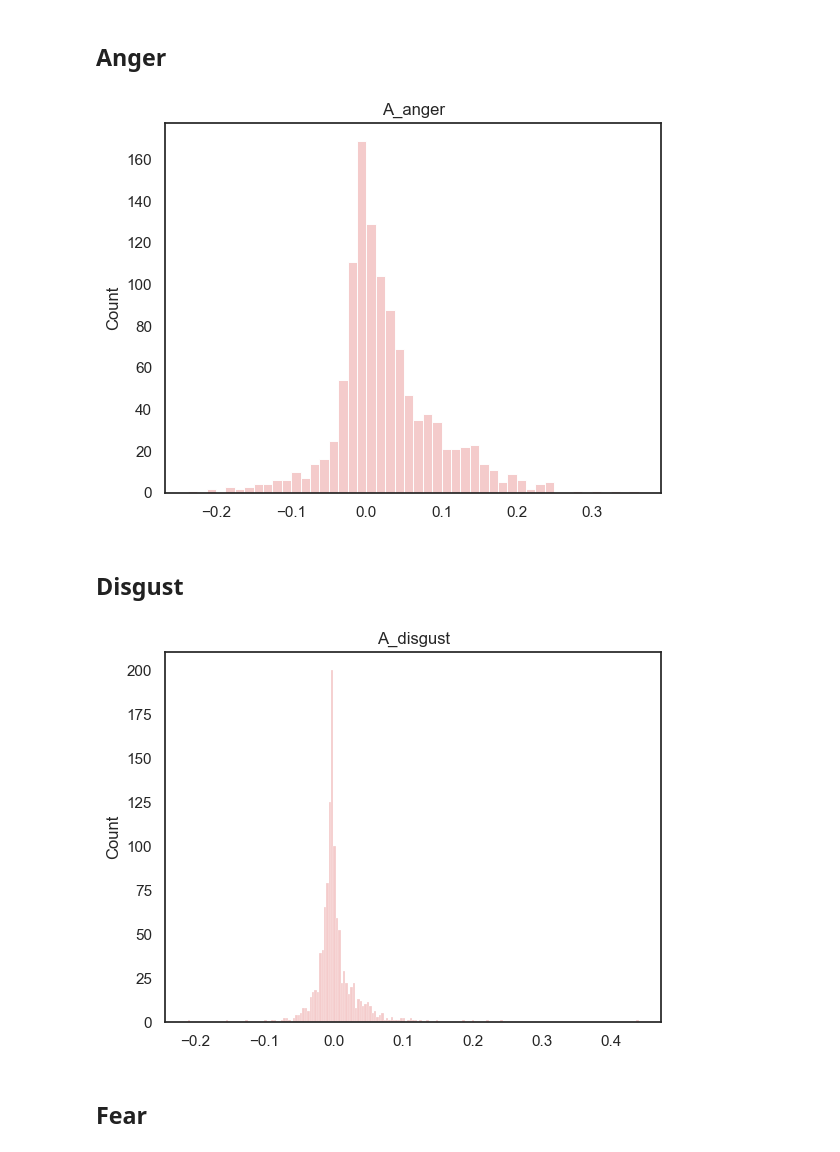
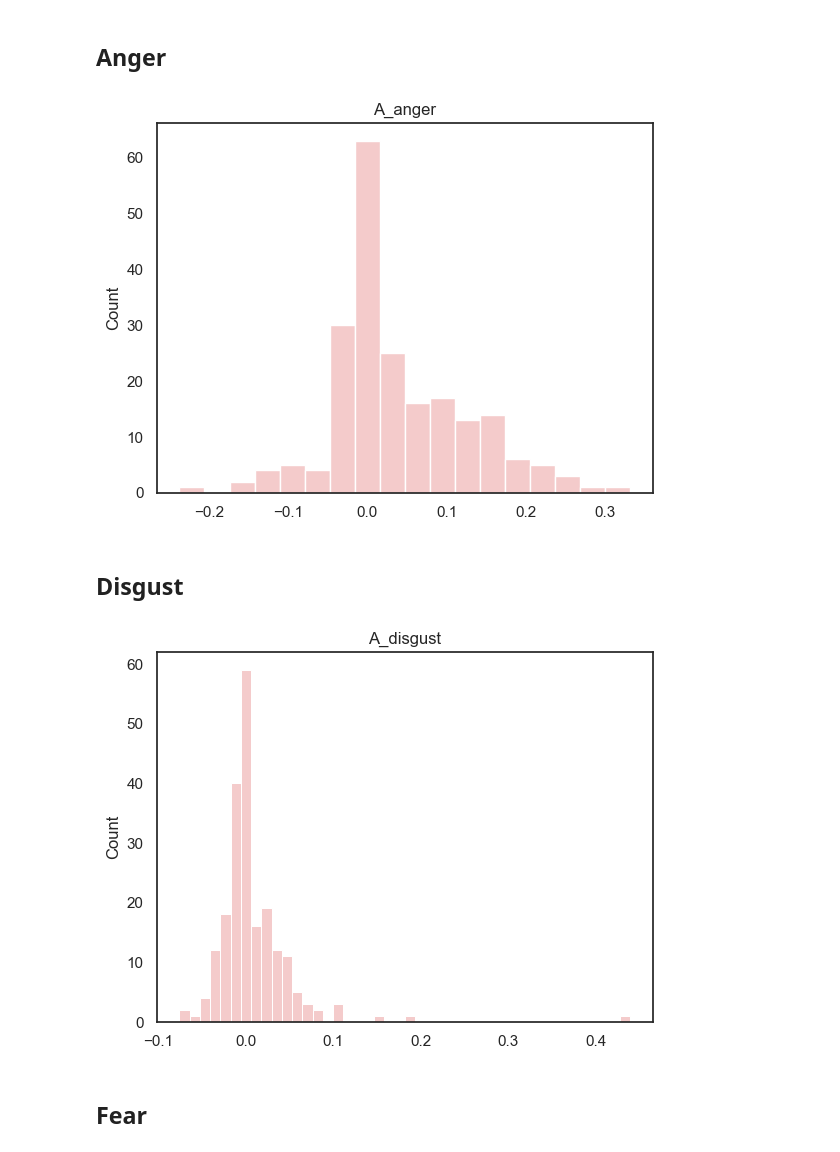
Before and after one commit to only18days/SED, a Jupyter notebook: Face synchrony of SED.ipynb, the cells around one changed output. Cells and saved outputs as stored; diff of their text form; code cells hidden in the pictures.

```diff
--- a/Face synchrony of SED.ipynb
+++ b/Face synchrony of SED.ipynb
@@ -462,6 +462,9 @@ plt.savefig(os.path.join(fpath,'Result','ISC_PD_surprise.png'), dpi=300)
 alone = pd.read_csv((os.path.join(fpath, 'Data', 'SES', 'SES_subject list.csv')))
 # Drop the subject without facial data
 alone.drop(alone.index[alone['facial'] == 'N'], inplace=True)
+alone.drop(alone.index[alone['pre_att_dyads'] == 'against'], inplace=True)
+alone.drop(alone.index[alone['pre_att_dyads'] == 'useless'], inplace=True)
 alone.drop("Unnamed: 0",axis=1)
+# len(alone)
 # %% [output]
 |  | ID | pre_att | post_att | pre_att_dyads | facial |
@@ -506,6 +509,8 @@ sub_paths
 sub_list = []
 for sub in sub_paths:
     sub_id = sub.split('/')[-1].split('.')[0]
-    sub_list.append(sub_id)
+    if sub_id in list(alone['ID']):
+#         print(sub_id)
+        sub_list.append(sub_id)
 sub_list
 # %% [output]
@@ -547,8 +552,8 @@ isc_list.append(isc)
 # %%
-sns.histplot(data=isc_list, legend = False, palette = ['#ea9999']).set_title('A_anger')
+sns.histplot(data=A_anger, legend = False, palette = ['#ea9999']).set_title('A_anger')
 plt.savefig(os.path.join(fpath,'Result','ISC_A_anger.png'), dpi=300)
 # %% [output]
-[figure, old version]
+[figure, new version]
 # %% [markdown]
 ## Disgust
 # %%
@@ -563,15 +568,15 @@ for sub in tqdm(sub_paths):
         emotion_tseries_list.append(emotion_tseries)
 # %%
 df = emotion_tseries_list
-isc_list = []
+A_disgust = []
 
 isc = 1 - spatial.distance.pdist(df, metric = 'correlation')
-isc_list.append(isc)
+A_disgust.append(isc)
 # %%
-sns.histplot(data=isc_list, legend = False, palette = ['#ea9999']).set_title('A_disgust')
+sns.histplot(data=A_disgust, legend = False, palette = ['#ea9999']).set_title('A_disgust')
 plt.savefig(os.path.join(fpath,'Result','ISC_A_disgust.png'), dpi=300)
 # %% [output]
-[figure, old version]
+[figure, new version]
 # %% [markdown]
 ## Fear
 # %%
```
Also changed, not shown: parts of 55 cells of this notebook.
